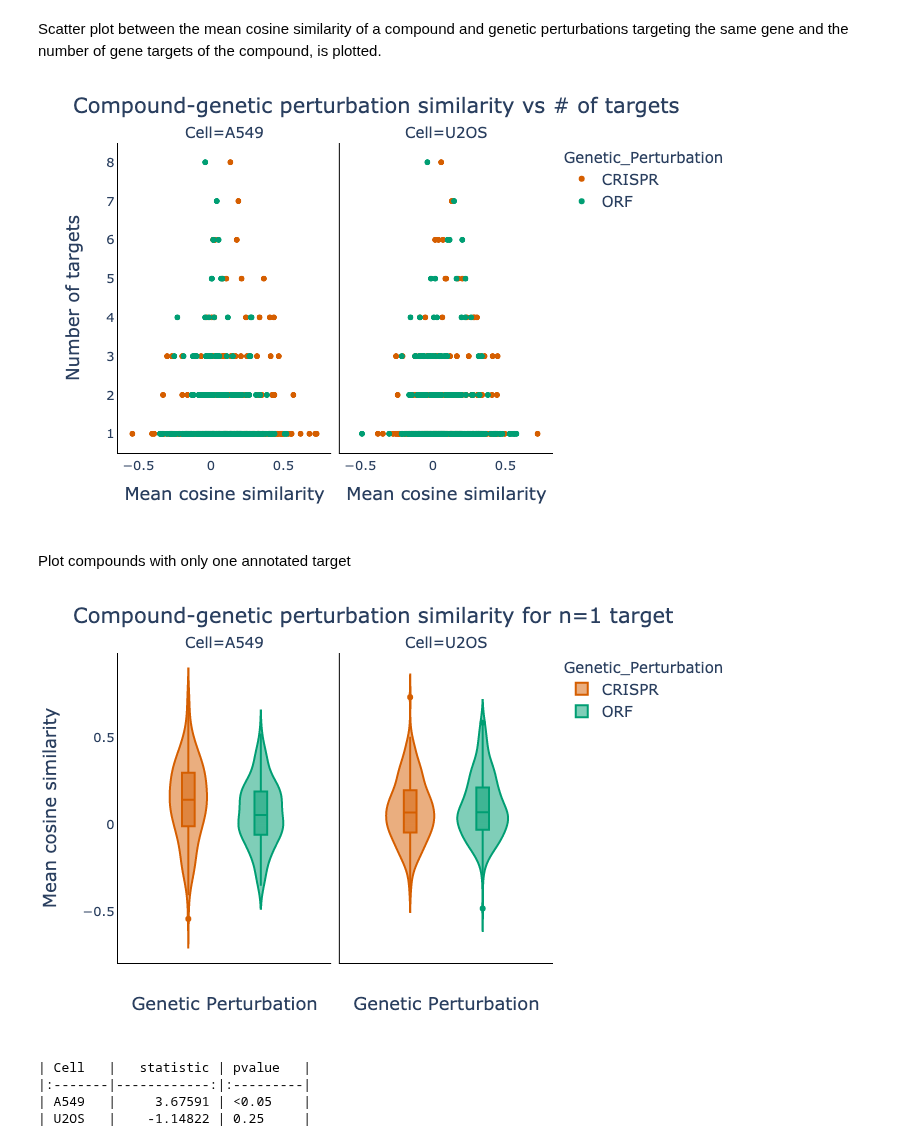
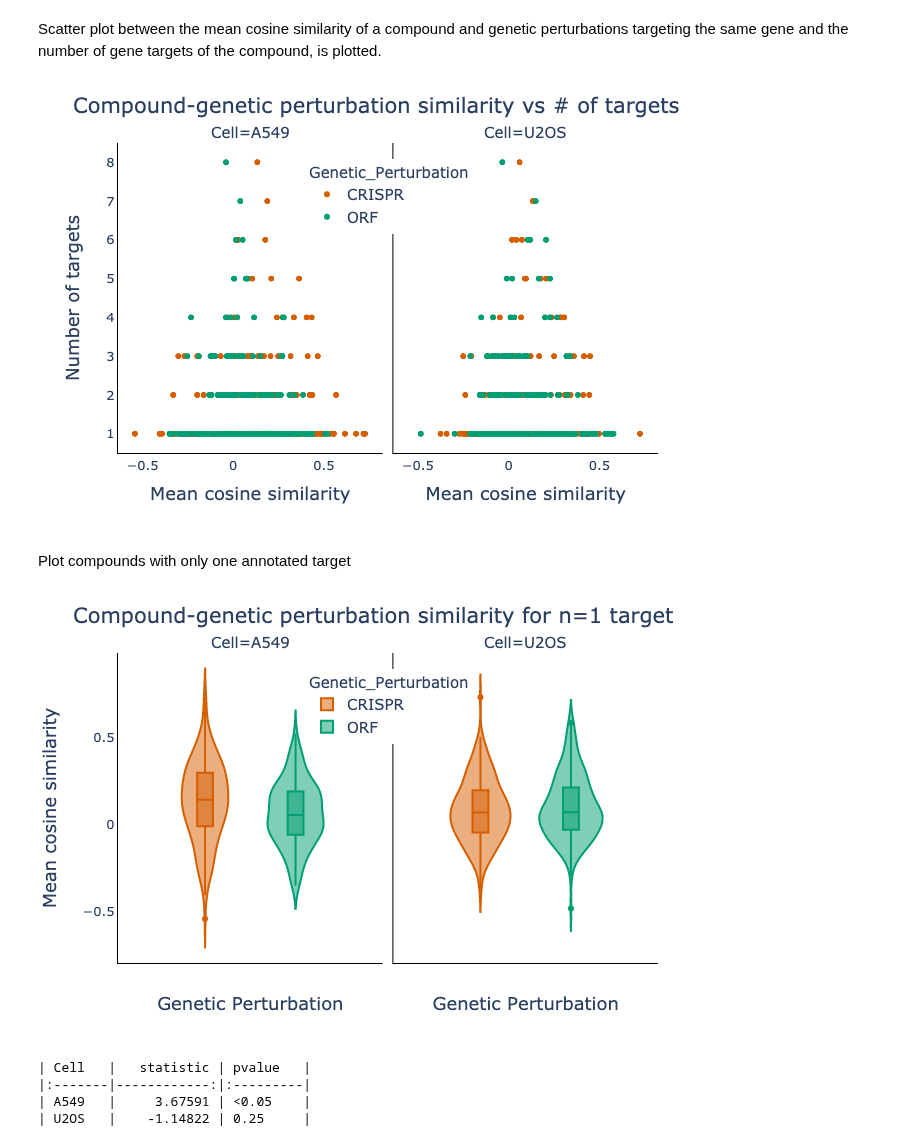
Before and after one commit to jump-cellpainting/2024_Chandrasekaran_NatureMethods, a Jupyter notebook: benchmark/5.visualize-similarities.ipynb, the cells around one changed output. Cells and saved outputs as stored; diff of their text form; code cells hidden in the pictures.

Commit message:
update figure legend location

```diff
--- a/benchmark/5.visualize-similarities.ipynb
+++ b/benchmark/5.visualize-similarities.ipynb
@@ -235,7 +236,6 @@ fig = px.scatter(
     x='cosine_sim',
     y='n_targets',
     facet_col = 'Cell',
-    # facet_row = 'Genetic_Perturbation',
     color='Genetic_Perturbation',
     color_discrete_map=color_discrete_map_gp,
 )
@@ -251,40 +251,42 @@ fig.update_layout(title='Compound-genetic perturbation similarity vs # of target
     font=dict(size=15),
     paper_bgcolor='rgba(0,0,0,0)',
     plot_bgcolor='rgba(0,0,0,0)',
+    legend=dict(x=0.35, y=0.95, bgcolor="white")
 )
 fig.for_each_annotation(lambda a: a.update(text=a.text.replace("Genetic_Perturbation=", "")))
 fig.show("png")
 fig.write_image('figures/5.cosine_similarities_ntargets.png', width=640, height=480, scale=2)
 # %% [output]
-[figure, old version]
+[figure, new version]
 # %% [markdown]
 Plot compounds with only one annotated target
 # %%
 matching_df_n_1 = matching_df.query('n_targets==1')
 
 fig = px.violin(
     matching_df_n_1,
     # x ='Genetic_Perturbation',
     y = 'cosine_sim',
     color='Genetic_Perturbation',
     color_discrete_map=color_discrete_map_gp,
     facet_col = 'Cell',
     box=True
 )
 fig.update_layout(title='Compound-genetic perturbation similarity for n=1 target',
     xaxis1=dict(title='Genetic Perturbation', linecolor="#000000", tickfont=dict(size=13)),
     xaxis2=dict(title='Genetic Perturbation', linecolor="#000000", tickfont=dict(size=13)),
     yaxis1=dict(title='Mean cosine similarity', linecolor = "#000000", tickfont=dict(size=13)),
     yaxis2=dict(linecolor = "#000000"),
     font=dict(size=15),
     paper_bgcolor='rgba(0,0,0,0)',
     plot_bgcolor='rgba(0,0,0,0)',
+    legend=dict(x=0.35, y=0.95, bgcolor="white")
 )
 fig.for_each_annotation(lambda a: a.update(text=a.text.replace("Genetic_Perturbation=", "")))
 fig.show("png")
 fig.write_image('figures/5.cosine_similarities_n1.png', width=640, height=480, scale=2)
 # %% [output]
-[figure, old version]
+[figure, new version]
 # %%
 for cell_type in matching_df_n_1.Cell.unique():
     crispr_df = matching_df_n_1.query('Cell==@cell_type').query('Genetic_Perturbation=="CRISPR"')
```
Also changed, not shown: parts of 2 cells of this notebook, 4 other files.
